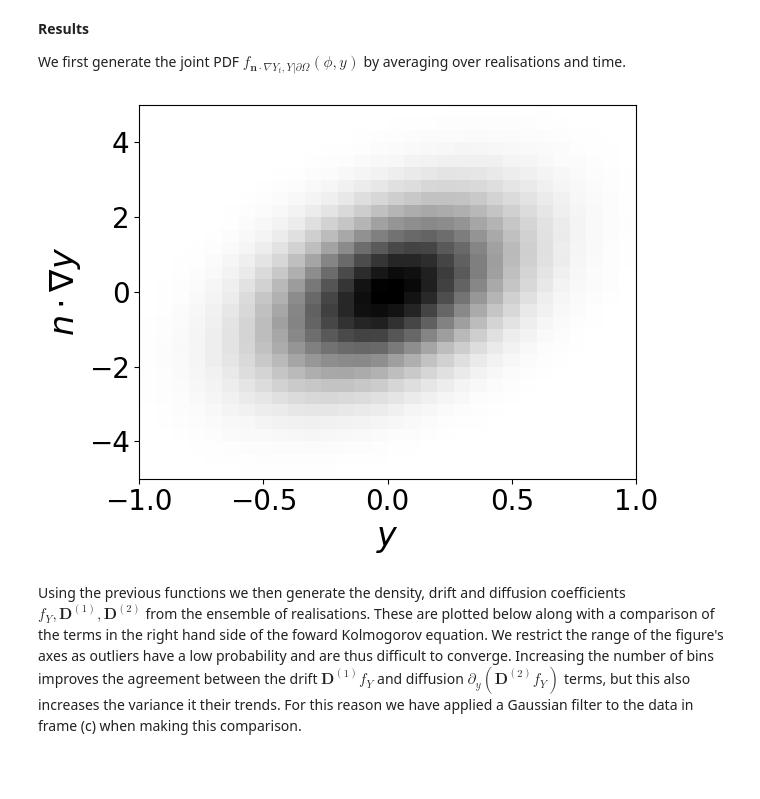
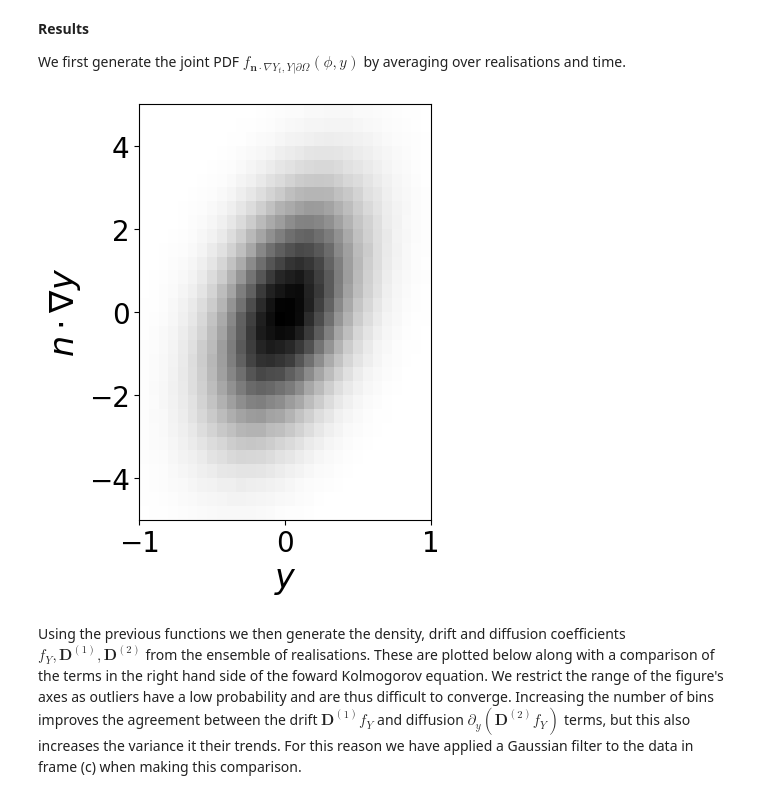
Before and after one commit to D-stratify/Theory, a Jupyter notebook: Diffusion/Diffusion_1D_Stochastic_BCS.ipynb, the cells around one changed output. Cells and saved outputs as stored; diff of their text form; code cells hidden in the pictures; blank space fills up the shorter version.

```diff
--- a/Diffusion/Diffusion_1D_Stochastic_BCS.ipynb
+++ b/Diffusion/Diffusion_1D_Stochastic_BCS.ipynb
@@ -136,7 +136,10 @@ As our system is stochastic we must employ a Monte-Carlo approach in order to es
 
 *Note: This takes about 2-3 minutes to run*
 # %%
-Nz=64
+# Here we choose a smaller resolution as compared
+# with the published manuscript due to the limited
+# resolution provided by cocalc
+Nz=48
 T=10
 Nt=10**4
 Paths=250
@@ -148,7 +151,7 @@ Y1_Data = np.zeros(stp)
 Y0zData = np.zeros(stp)
 Y1zData = np.zeros(stp)
 
-stzp = (Nt-pad,Nz-2,Paths)
+stzp = (Nt-pad,Nz,Paths)
 Y_data   = np.zeros(stzp)
 dY2_data = np.zeros(stzp)
 
@@ -156,8 +159,12 @@ W  = ss.norm.rvs(loc=0, scale=1, size=(Nt,2,Paths))
 
 for n in range(Paths):
 
-    _,_,Y,Yz=Solve(Nt,T,Nz)
-    Y_n,Yz_n = Y[:,1:-1],Yz[:,1:-1]
+    t,z,Y_n,Yz_n=Solve(Nt,T,Nz)
+
+    # Correct for the end points using:
+    dz = z[1] - z[0]
+    Yz_n[pad:, 0] = (Y_n[pad:, 1] - Y_n[pad:, 0])/dz # forward differences
+    Yz_n[pad:,-1] = (Y_n[pad:,-1] - Y_n[pad:,-2])/dz # backward differences
 
     # z-integrated
     Y_data[:,:,n]  =   Y_n[pad:,:] # time,z_data
@@ -170,5 +177,5 @@ for n in range(Paths):
     Y1zData[:,n] = Yz_n[pad:,-1]
 
     if n%(Paths//5) == 0:
-        print('Path = %d'%n,'\n')
+        print('Completed %d/%d paths of the ensemble \n'%(n,Paths))
 # %% [output]
@@ -248,20 +255,19 @@ def drift(f,y, Y0,Y1,Yz0,Yz1,N_bins):
 
 We first generate the joint PDF $f_{\boldsymbol{n} \cdot \nabla Y_t,Y|\partial \Omega}(\phi, y)$ by averaging over realisations and time.
 # %%
-fig = plt.figure()
+fig = plt.figure(figsize=(4,5),layout='constrained')
 
 Y_DATA = np.concatenate((Y0_Data[...].flatten(),Y1_Data[...].flatten()))
 dY_DATA= np.concatenate((nz_minus*Y0zData[...].flatten(),nz_plus*Y1zData[...].flatten()))
 
 plt.hist2d(x=Y0_Data[...].flatten(), y=nz_minus*Y0zData[...].flatten(),range = ((-1,1),(-5,5)),bins = 30, cmap='binary')
 plt.xlabel(r'$y$',fontsize=24)
 plt.ylabel(r'$n \cdot \nabla y$',fontsize=24)
 
 plt.tick_params(axis='both', labelsize=20)
-plt.tight_layout()
 plt.show()
 # %% [output]
-[figure, old version]
+[figure, new version]
 # %% [markdown]
 Using the previous functions we then generate the density, drift and diffusion coefficients $f_Y, \mathbf{D}^{(1)}, \mathbf{D}^{(2)}$ from the ensemble of realisations. These are plotted below along with a comparison of the terms in the right hand side of the foward Kolmogorov equation. We restrict the range of the figure's axes as outliers have a low probability and are thus difficult to converge. Increasing the number of bins improves the agreement between the drift $\mathbf{D}^{(1)}f_Y$ and diffusion $\partial_y (\mathbf{D}^{(2)}f_Y)$ terms, but this also increases the variance it their trends. For this reason we have applied a Gaussian filter to the data in frame (c) when making this comparison.
 # %%
```
Also changed, not shown: parts of 5 cells of this notebook, 1 other file.
